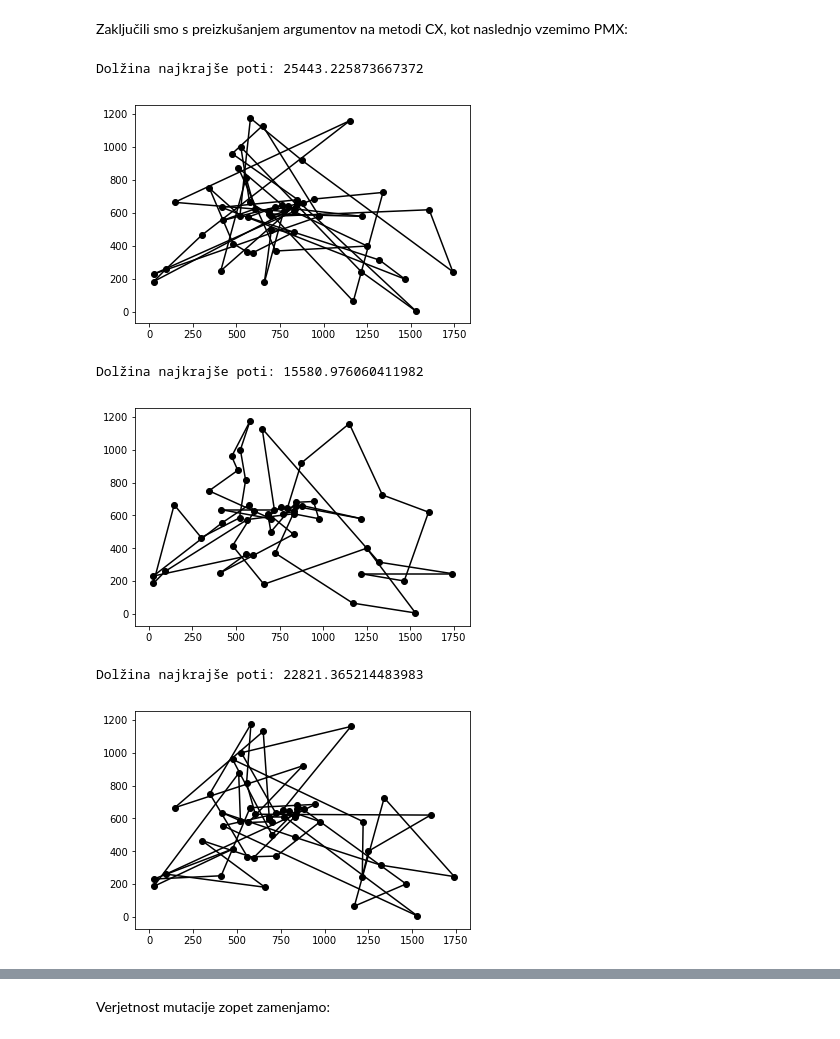
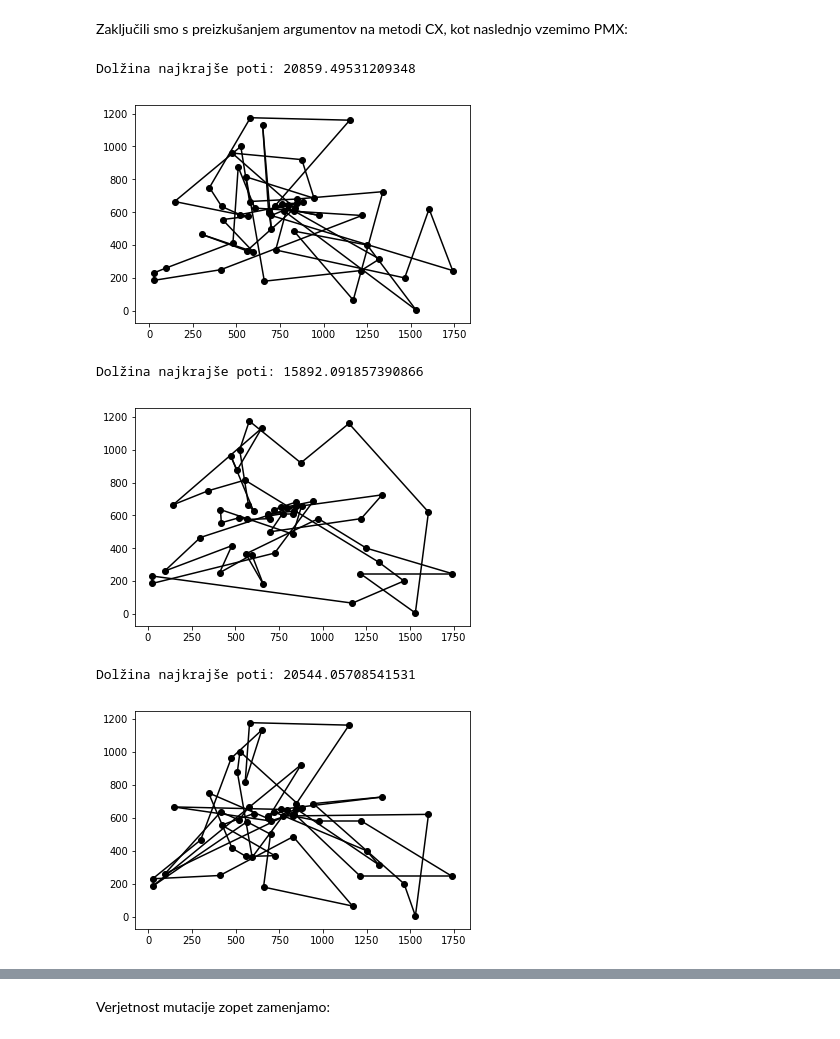
Before and after one commit to tinabertok/GA-on-TSP, a Jupyter notebook: preizkušanje parametrov (1).ipynb, the cells around one changed output, grey strips where cells are left out. Cells and saved outputs as stored; diff of their text form; code cells hidden in the pictures.

```diff
--- a/preizkušanje parametrov (1).ipynb
+++ b/preizkušanje parametrov (1).ipynb
@@ -315,21 +315,21 @@ st_generacij = 100
 # %%
 pop_velikost = 20
 pop = pr.populacija(pop_velikost, razdalje)
-rezultat = pr.gaTsp(st_generacij, razdalje, pop, 0, k_turnir, CO)
-print("Dolžina najkrajše poti: " + str(pr.dolzinaPoti(rezultat, razdalje)))
-pr.narisi(rezultat, lokacije)
+rezultat = pr.povprecje(st_ponovitev, st_generacij, razdalje, pop, 0, k_turnir, CO)
+print("Dolžina najkrajše poti: " + str(pr.dolzinaPoti(rezultat[1][0], razdalje)))
+pr.narisi(rezultat[1][0], lokacije)
 # %% [output]
-Dolžina najkrajše poti: 25443.225873667372
+Dolžina najkrajše poti: 20859.49531209348
-[figure, old version]
+[figure, new version]
 # %%
 pop_velikost = 100
 pop = pr.populacija(pop_velikost, razdalje)
-rezultat = pr.gaTsp(st_generacij, razdalje, pop, 0, k_turnir, CO)
-print("Dolžina najkrajše poti: " + str(pr.dolzinaPoti(rezultat, razdalje)))
-pr.narisi(rezultat, lokacije)
+rezultat = pr.povprecje(st_ponovitev, st_generacij, razdalje, pop, 0, k_turnir, CO)
+print("Dolžina najkrajše poti: " + str(pr.dolzinaPoti(rezultat[1][0], razdalje)))
+pr.narisi(rezultat[1][0], lokacije)
 # %% [output]
-Dolžina najkrajše poti: 15580.976060411982
+Dolžina najkrajše poti: 15892.091857390866
-[figure, old version]
+[figure, new version]
 # %%
 CO = "PMX"
 verj_mutacije = 0
@@ -337,12 +337,12 @@ st_generacij = 1000
 # %%
 pop_velikost = 20
 pop = pr.populacija(pop_velikost, razdalje)
-rezultat = pr.gaTsp(st_generacij, razdalje, pop, 0, k_turnir, CO)
-print("Dolžina najkrajše poti: " + str(pr.dolzinaPoti(rezultat, razdalje)))
-pr.narisi(rezultat, lokacije)
+rezultat = pr.povprecje(st_ponovitev, st_generacij, razdalje, pop, 0, k_turnir, CO)
+print("Dolžina najkrajše poti: " + str(pr.dolzinaPoti(rezultat[1][0], razdalje)))
+pr.narisi(rezultat[1][0], lokacije)
 # %% [output]
-Dolžina najkrajše poti: 22821.365214483983
+Dolžina najkrajše poti: 20544.05708541531
-[figure, old version]
+[figure, new version]
 # %%
 pop_velikost = 100
 pop = pr.populacija(pop_velikost, razdalje)
```
Also changed, not shown: parts of 41 cells of this notebook.
